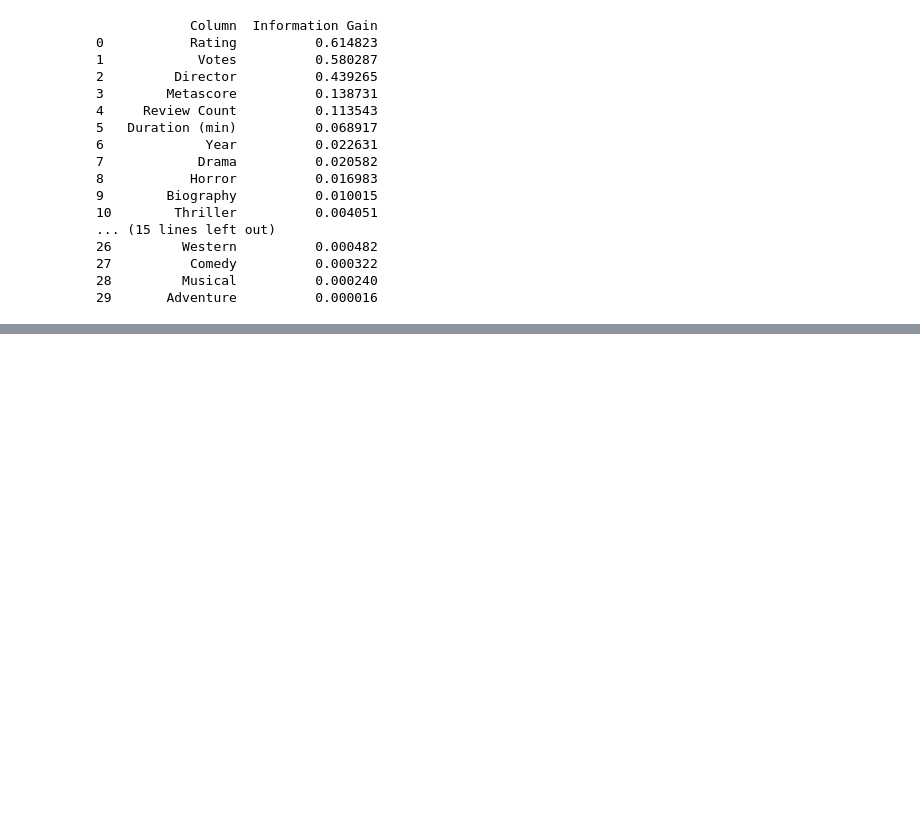
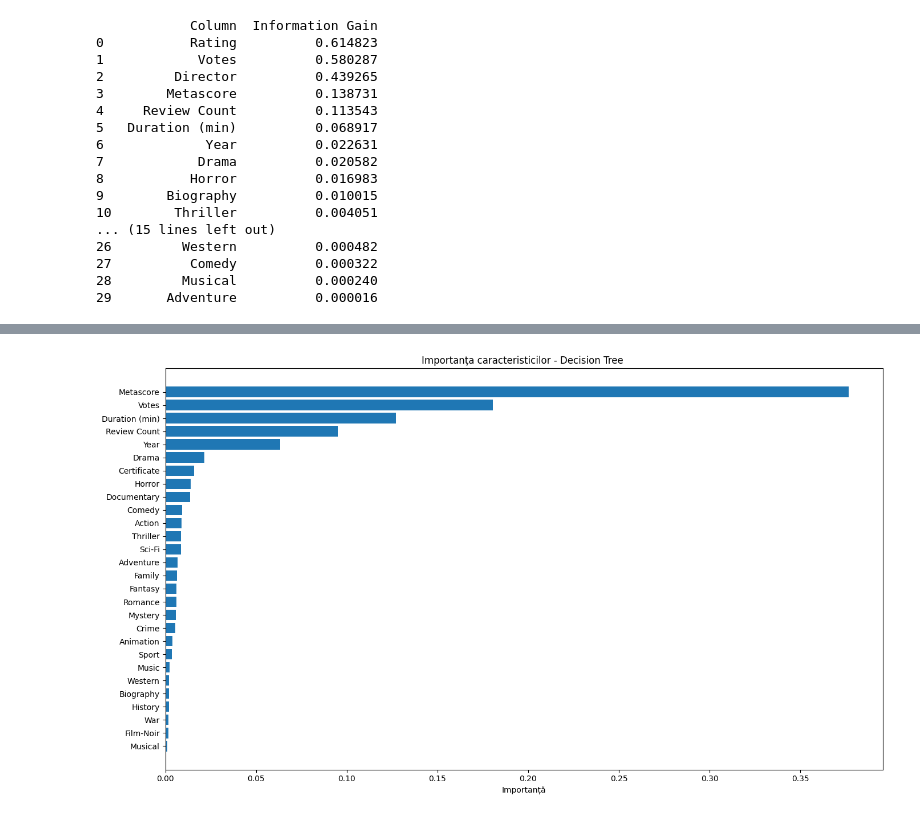
Before and after one commit to DenisBachmatchi12/imdb, a Jupyter notebook: imdb-movies.ipynb, the cells around one changed output, grey strips where cells are left out. Drawn from its saved outputs; the diff is of its cells as text; code cells hidden in the pictures; blank space fills up the shorter version.

```diff
--- a/imdb-movies.ipynb
+++ b/imdb-movies.ipynb
@@ -662,0 +551,17 @@ Please also refer to the documentation for alternative solver options:
+# %%
+# Recalculăm importanțele pentru arborele decizional fără 'HighlyRated'
+dtree_importance_nh = pd.DataFrame({
+    'Feature': X_train.columns,  # X_train fără HighlyRated
+    'Importance': dtree.feature_importances_  # model antrenat fără HighlyRated
+}).sort_values(by='Importance', ascending=False)
+
+# Replotăm importanțele
+plt.figure(figsize=(14, 8))
+plt.barh(dtree_importance_nh['Feature'], dtree_importance_nh['Importance'])
+plt.xlabel('Importanță')
+plt.title('Importanța caracteristicilor - Decision Tree ')
+plt.gca().invert_yaxis()
+plt.tight_layout()
+plt.show()
+# %% [output]
+[figure, added]
```
Also changed, not shown: parts of 24 cells of this notebook, 1 other file.
